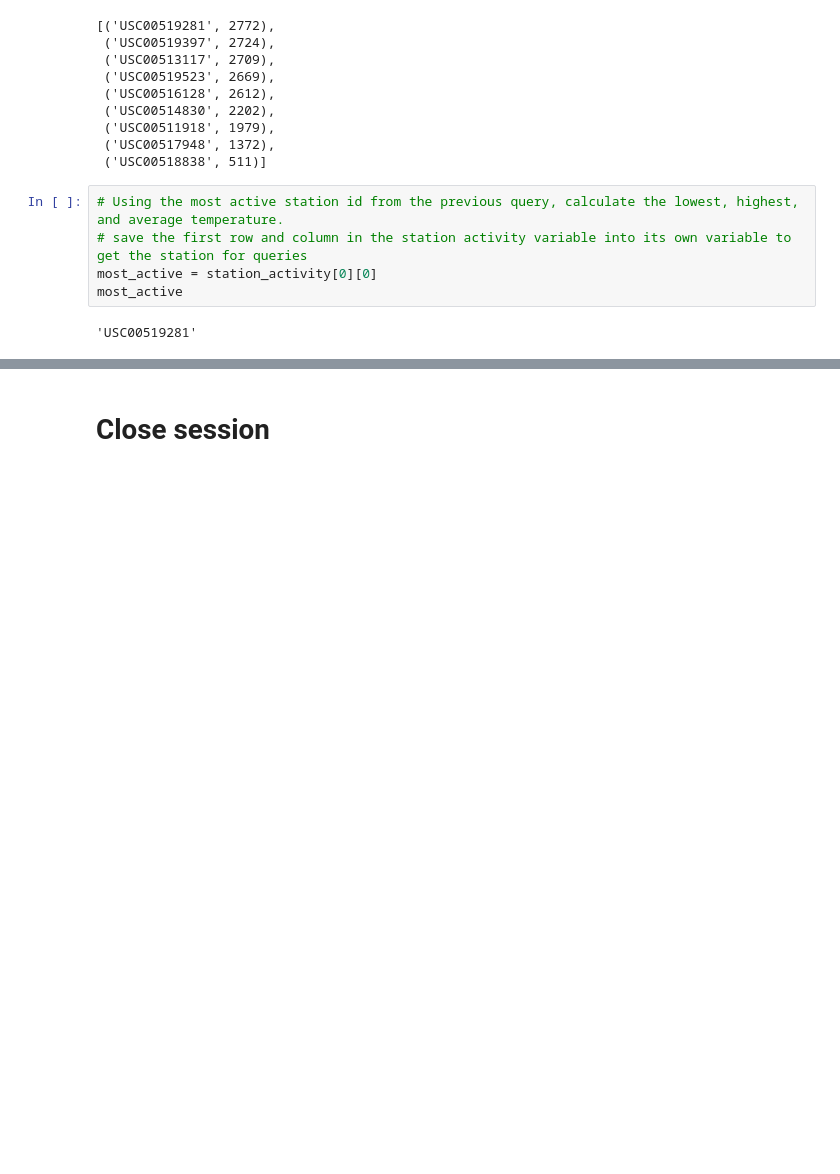
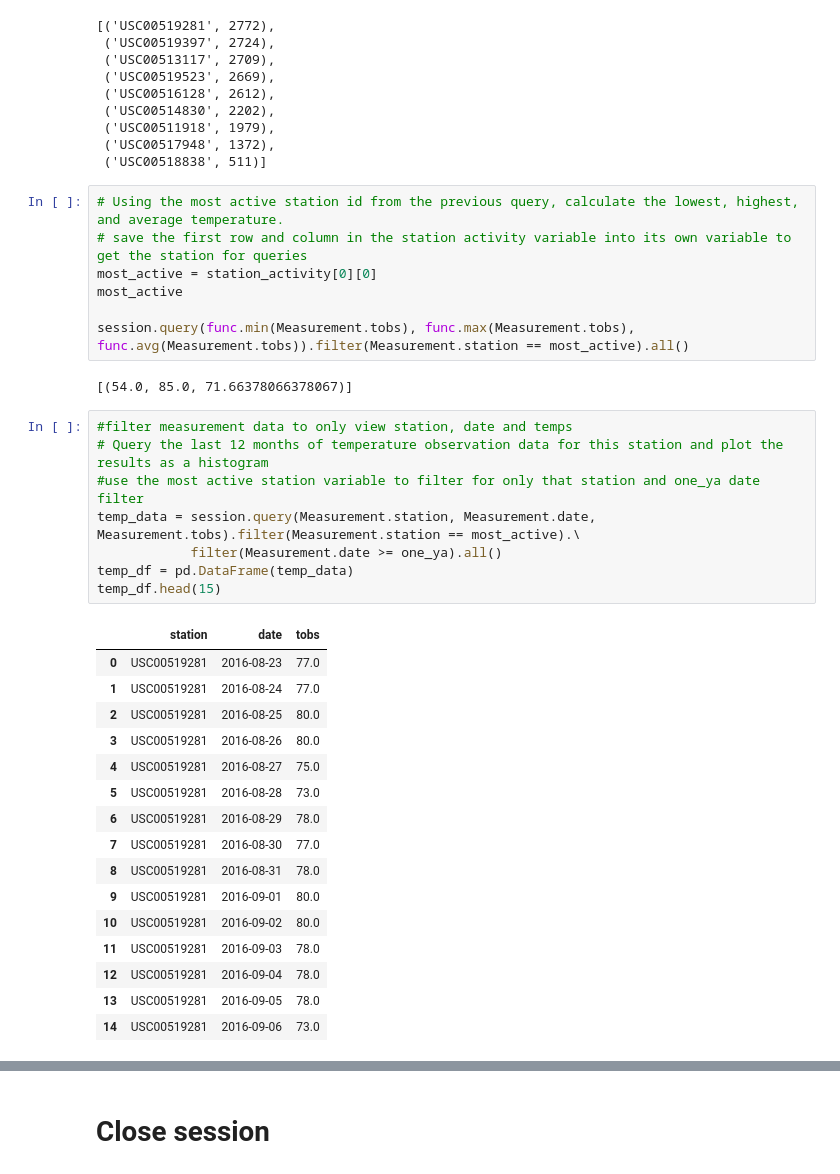
Before and after one commit to wagneree193/sql-alchemy, a Jupyter notebook: Homework_10-Advanced-Data-Storage-and-Retrieval_climate_starter.ipynb, the cells around one changed output, grey strips where cells are left out. Saved outputs shown, nothing was run; the diff lists cells and outputs as text; blank space fills up the shorter version.

Commit message:
finished temp queries

```diff
--- a/Homework_10-Advanced-Data-Storage-and-Retrieval_climate_starter.ipynb
+++ b/Homework_10-Advanced-Data-Storage-and-Retrieval_climate_starter.ipynb
@@ -171,6 +171,33 @@ station_activity
 # save the first row and column in the station activity variable into its own variable to get the station for queries
 most_active = station_activity[0][0]
 most_active
+
+session.query(func.min(Measurement.tobs), func.max(Measurement.tobs), func.avg(Measurement.tobs)).filter(Measurement.station == most_active).all()
 # %% [output]
-'USC00519281'
+[(54.0, 85.0, 71.66378066378067)]
+# %%
+#filter measurement data to only view station, date and temps
+# Query the last 12 months of temperature observation data for this station and plot the results as a histogram
+#use the most active station variable to filter for only that station and one_ya date filter
+temp_data = session.query(Measurement.station, Measurement.date, Measurement.tobs).filter(Measurement.station == most_active).\
+            filter(Measurement.date >= one_ya).all()
+temp_df = pd.DataFrame(temp_data)
+temp_df.head(15)
+# %% [output]
+|  | station | date | tobs |
+| 0 | USC00519281 | 2016-08-23 | 77.0 |
+| 1 | USC00519281 | 2016-08-24 | 77.0 |
+| 2 | USC00519281 | 2016-08-25 | 80.0 |
+| 3 | USC00519281 | 2016-08-26 | 80.0 |
+| 4 | USC00519281 | 2016-08-27 | 75.0 |
+| 5 | USC00519281 | 2016-08-28 | 73.0 |
+| 6 | USC00519281 | 2016-08-29 | 78.0 |
+| 7 | USC00519281 | 2016-08-30 | 77.0 |
+| 8 | USC00519281 | 2016-08-31 | 78.0 |
+| 9 | USC00519281 | 2016-09-01 | 80.0 |
+| 10 | USC00519281 | 2016-09-02 | 80.0 |
+| 11 | USC00519281 | 2016-09-03 | 78.0 |
+| 12 | USC00519281 | 2016-09-04 | 78.0 |
+| 13 | USC00519281 | 2016-09-05 | 78.0 |
+| 14 | USC00519281 | 2016-09-06 | 73.0 |
 # %%
```
Also changed, not shown: parts of 2 cells of this notebook.
